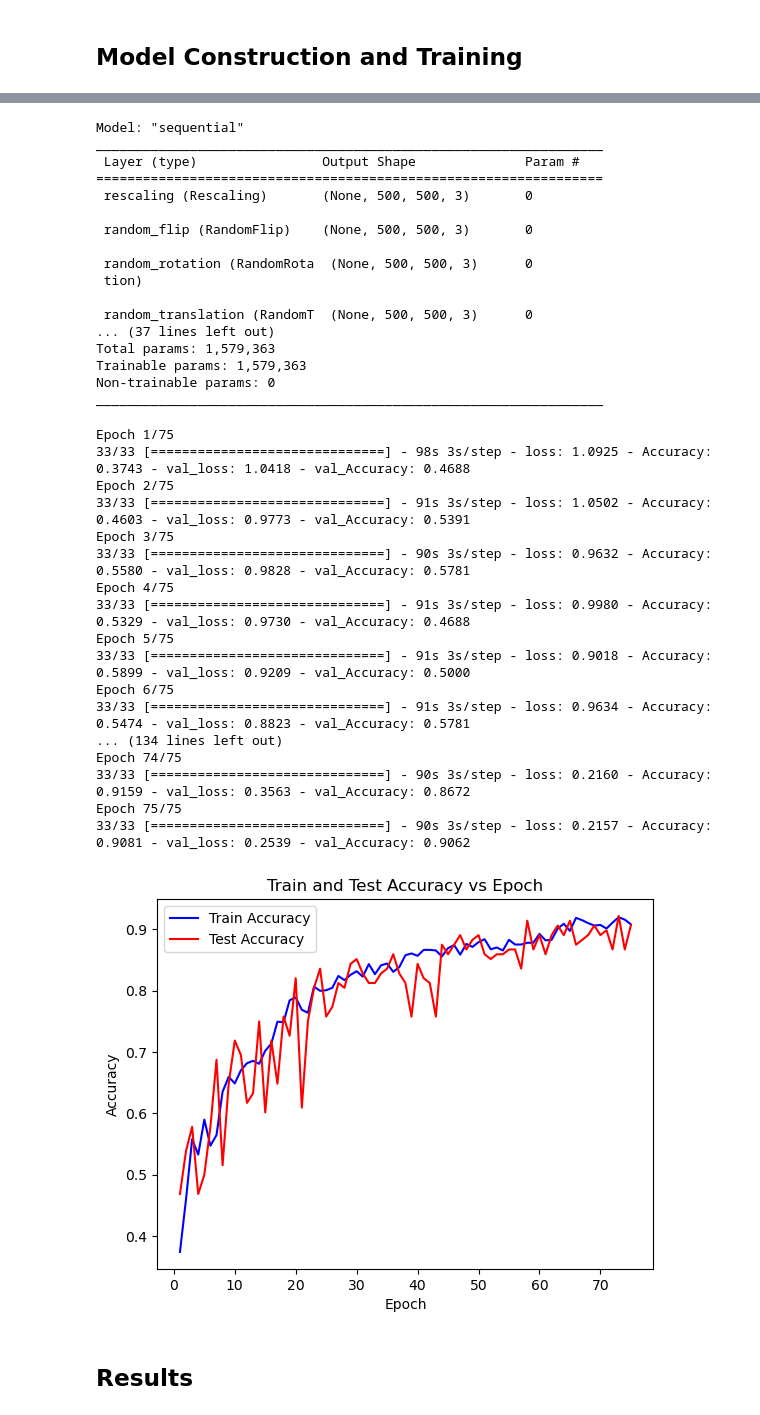
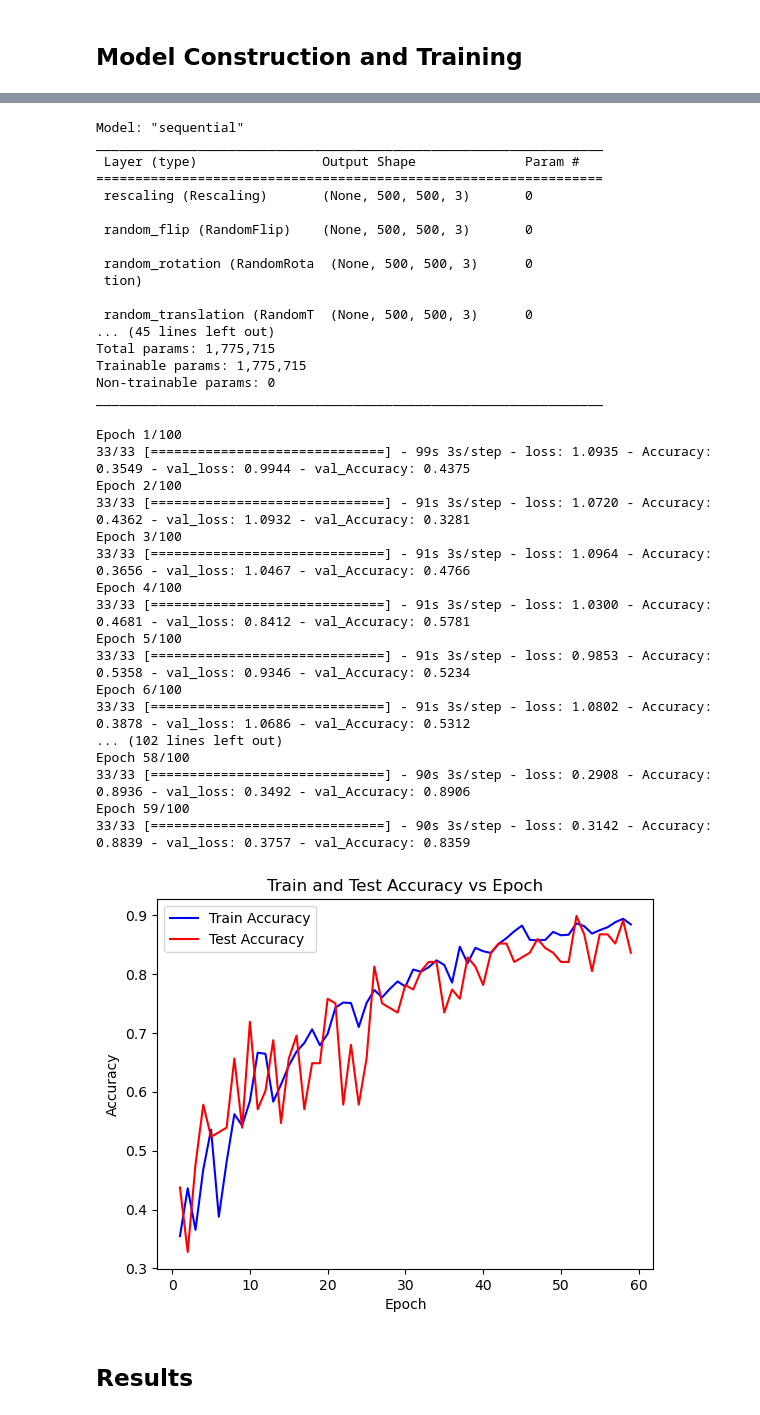
Before and after one commit to smaslo2/BeanClassification, a Jupyter notebook: beans.ipynb, the cells around one changed output, grey strips where cells are left out. Drawn from its saved outputs; the diff is of its cells as text; code cells hidden in the pictures.

```diff
--- a/beans.ipynb
+++ b/beans.ipynb
@@ -106,9 +106,10 @@ Model architecture incorporates the preprocessing (rescaling), and training imag
 model = Sequential([
     # random flip, rotation, and translation only active when training True
     layers.Rescaling(1./255, input_shape=(500,500,3)),
-    layers.RandomFlip(input_shape=(500,500,3)),
+    #layers.RandomZoom(.15,.15, fill_mode='reflect'), # fraction of image
+    layers.RandomFlip(),
     layers.RandomRotation(.5, fill_mode='reflect'), # fraction of 2pi
-    layers.RandomTranslation(.1, .1, fill_mode='reflect'), #fraction of image
+    layers.RandomTranslation(.1, .1, fill_mode='reflect'), # fraction of image
     layers.Conv2D(32,3, strides = (2,2), activation='relu'),
     layers.MaxPooling2D(pool_size=(2,2), strides=(2,2)),
     layers.Conv2D(32,3, activation='relu'),
@@ -122,13 +123,14 @@ model = Sequential([
     layers.Conv2D(512,3, activation='relu'),
     layers.MaxPooling2D(pool_size=(3,3), strides=(2,2)),
     layers.Flatten(),
-    #layers.Dense(1024, activation = 'relu'),
-    #layers.Dropout(0.4),
+    layers.Dense(256, activation = 'relu'),
+    layers.Dropout(0.4),
+    layers.Dense(256, activation='relu'),
+    layers.Dropout(0.4),
     layers.Dense(3, activation = 'softmax')
 ])
 
 opt = tf.keras.optimizers.Adam(learning_rate=1e-3)
-callback=EarlyStopping(monitor='val_accuracy', patience = 5, restore_best_weights=True, start_from_epoch=5)
 
 model.compile(optimizer=opt, loss = 'categorical_crossentropy', metrics=['Accuracy'])
 model.summary()
@@ -145,13 +147,14 @@ _________________________________________________________________
  tion)
 
  random_translation (RandomT  (None, 500, 500, 3)      0
-... (37 lines left out)
-Total params: 1,579,363
-Trainable params: 1,579,363
+... (45 lines left out)
+Total params: 1,775,715
+Trainable params: 1,775,715
 Non-trainable params: 0
 _________________________________________________________________
 # %%
-epochs=75
+epochs=100
+callback=EarlyStopping(monitor='val_Accuracy', patience = 7, restore_best_weights=True, start_from_epoch=30, mode='max')
 history = model.fit(
     ds_train,
     epochs=epochs,
@@ -159,33 +162,34 @@ history = model.fit(
     callbacks=[callback]
 )
 # %% [output]
-Epoch 1/75
-33/33 [==============================] - 98s 3s/step - loss: 1.0925 - Accuracy: 0.3743 - val_loss: 1.0418 - val_Accuracy: 0.4688
-Epoch 2/75
-33/33 [==============================] - 91s 3s/step - loss: 1.0502 - Accuracy: 0.4603 - val_loss: 0.9773 - val_Accuracy: 0.5391
-Epoch 3/75
-33/33 [==============================] - 90s 3s/step - loss: 0.9632 - Accuracy: 0.5580 - val_loss: 0.9828 - val_Accuracy: 0.5781
-Epoch 4/75
-33/33 [==============================] - 91s 3s/step - loss: 0.9980 - Accuracy: 0.5329 - val_loss: 0.9730 - val_Accuracy: 0.4688
-Epoch 5/75
-33/33 [==============================] - 91s 3s/step - loss: 0.9018 - Accuracy: 0.5899 - val_loss: 0.9209 - val_Accuracy: 0.5000
-Epoch 6/75
-33/33 [==============================] - 91s 3s/step - loss: 0.9634 - Accuracy: 0.5474 - val_loss: 0.8823 - val_Accuracy: 0.5781
-... (134 lines left out)
-Epoch 74/75
-33/33 [==============================] - 90s 3s/step - loss: 0.2160 - Accuracy: 0.9159 - val_loss: 0.3563 - val_Accuracy: 0.8672
-Epoch 75/75
-33/33 [==============================] - 90s 3s/step - loss: 0.2157 - Accuracy: 0.9081 - val_loss: 0.2539 - val_Accuracy: 0.9062
+Epoch 1/100
+33/33 [==============================] - 99s 3s/step - loss: 1.0935 - Accuracy: 0.3549 - val_loss: 0.9944 - val_Accuracy: 0.4375
+Epoch 2/100
+33/33 [==============================] - 91s 3s/step - loss: 1.0720 - Accuracy: 0.4362 - val_loss: 1.0932 - val_Accuracy: 0.3281
+Epoch 3/100
+33/33 [==============================] - 91s 3s/step - loss: 1.0964 - Accuracy: 0.3656 - val_loss: 1.0467 - val_Accuracy: 0.4766
+Epoch 4/100
+33/33 [==============================] - 91s 3s/step - loss: 1.0300 - Accuracy: 0.4681 - val_loss: 0.8412 - val_Accuracy: 0.5781
+Epoch 5/100
+33/33 [==============================] - 91s 3s/step - loss: 0.9853 - Accuracy: 0.5358 - val_loss: 0.9346 - val_Accuracy: 0.5234
+Epoch 6/100
+33/33 [==============================] - 91s 3s/step - loss: 1.0802 - Accuracy: 0.3878 - val_loss: 1.0686 - val_Accuracy: 0.5312
+... (102 lines left out)
+Epoch 58/100
+33/33 [==============================] - 90s 3s/step - loss: 0.2908 - Accuracy: 0.8936 - val_loss: 0.3492 - val_Accuracy: 0.8906
+Epoch 59/100
+33/33 [==============================] - 90s 3s/step - loss: 0.3142 - Accuracy: 0.8839 - val_loss: 0.3757 - val_Accuracy: 0.8359
 # %%
-plt.plot(range(1,epochs+1), history.history['Accuracy'], color='b', label='Train Accuracy')
-plt.plot(range(1,epochs+1), history.history['val_Accuracy'], color='r', label='Test Accuracy')
+n =len(history.history['Accuracy'])
+plt.plot(range(1,n+1), history.history['Accuracy'], color='b', label='Train Accuracy')
+plt.plot(range(1,n+1), history.history['val_Accuracy'], color='r', label='Test Accuracy')
 plt.legend()
 plt.xlabel('Epoch')
 plt.ylabel('Accuracy')
 plt.title('Train and Test Accuracy vs Epoch')
 plt.show()
 # %% [output]
-[figure, old version]
+[figure, new version]
 # %% [markdown]
 ## Results
 # %%
```
Also changed, not shown: parts of 9 cells of this notebook.
